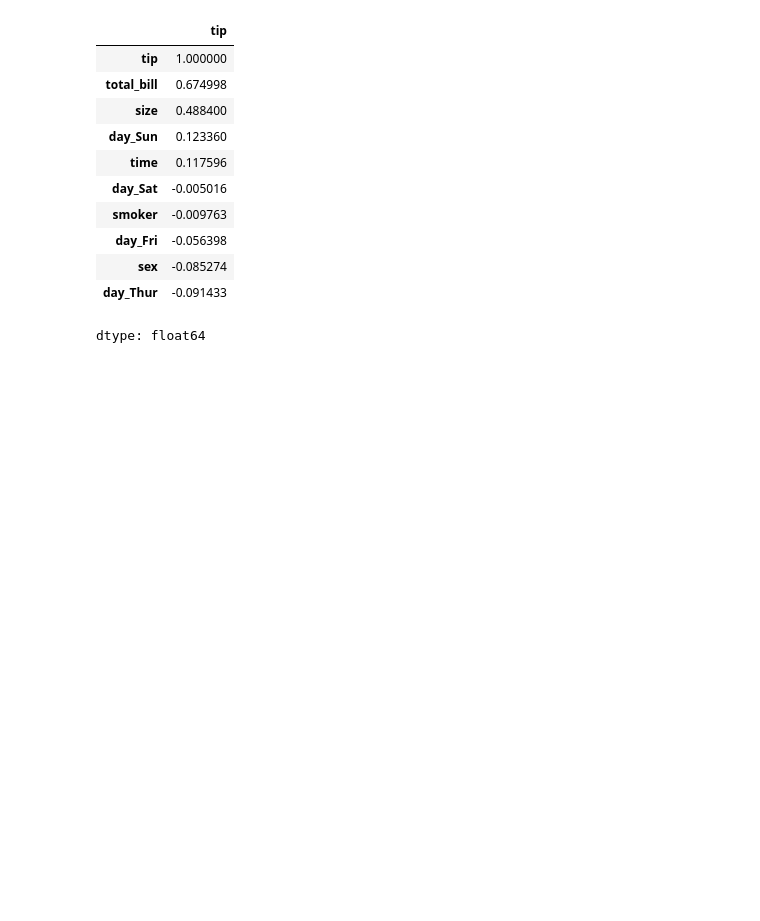
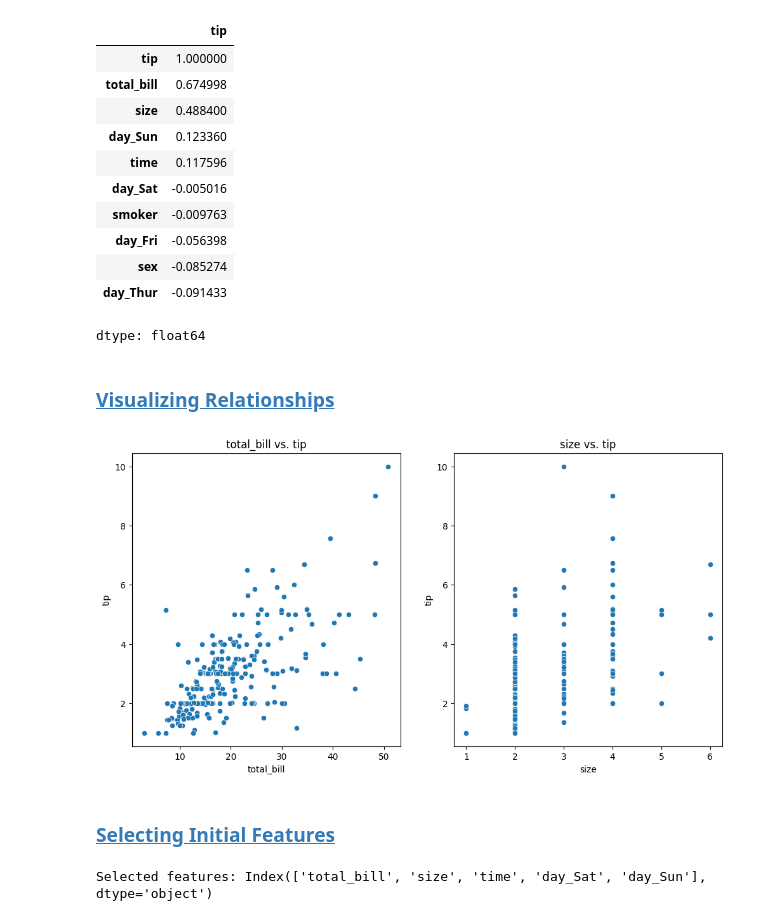
Before and after one commit to AfsanehShamsaddini/Predicting-Tips-Using-Linear-Regression, a Jupyter notebook: Predicting_Tips_Using_Linear_Regression.ipynb, the cells around one changed output. Drawn from its saved outputs; the diff is of its cells as text; code cells hidden in the pictures; blank space fills up the shorter version.

```diff
--- a/Predicting_Tips_Using_Linear_Regression.ipynb
+++ b/Predicting_Tips_Using_Linear_Regression.ipynb
@@ -201,3 +201,24 @@ corr_matrix['tip'].sort_values(ascending=False)
 | sex | -0.085274 |
 | day_Thur | -0.091433 |
 dtype: float64
+# %% [markdown]
+### <a id='toc2_2_'></a>[Visualizing Relationships](#toc0_)
+# %%
+numerical_features = ['total_bill', 'size']
+fig, axs = plt.subplots(1, 2, figsize=(12,6))
+
+for i,feature in enumerate(numerical_features):
+  sns.scatterplot(x= feature, y = 'tip', data= tips_data, ax=axs[i])
+  axs[i].set_title(f'{feature} vs. tip')
+# %% [output]
+[figure, added]
+# %% [markdown]
+### <a id='toc2_3_'></a>[Selecting Initial Features](#toc0_)
+# %%
+# Select a subset of features
+selected_features = ['total_bill', 'size', 'time', 'day_Sat', 'day_Sun']
+X_selected = tips_data[selected_features]
+
+print("Selected features:", X_selected.columns)
+# %% [output]
+Selected features: Index(['total_bill', 'size', 'time', 'day_Sat', 'day_Sun'], dtype='object')
```
Also changed, not shown: parts of 14 cells of this notebook.
